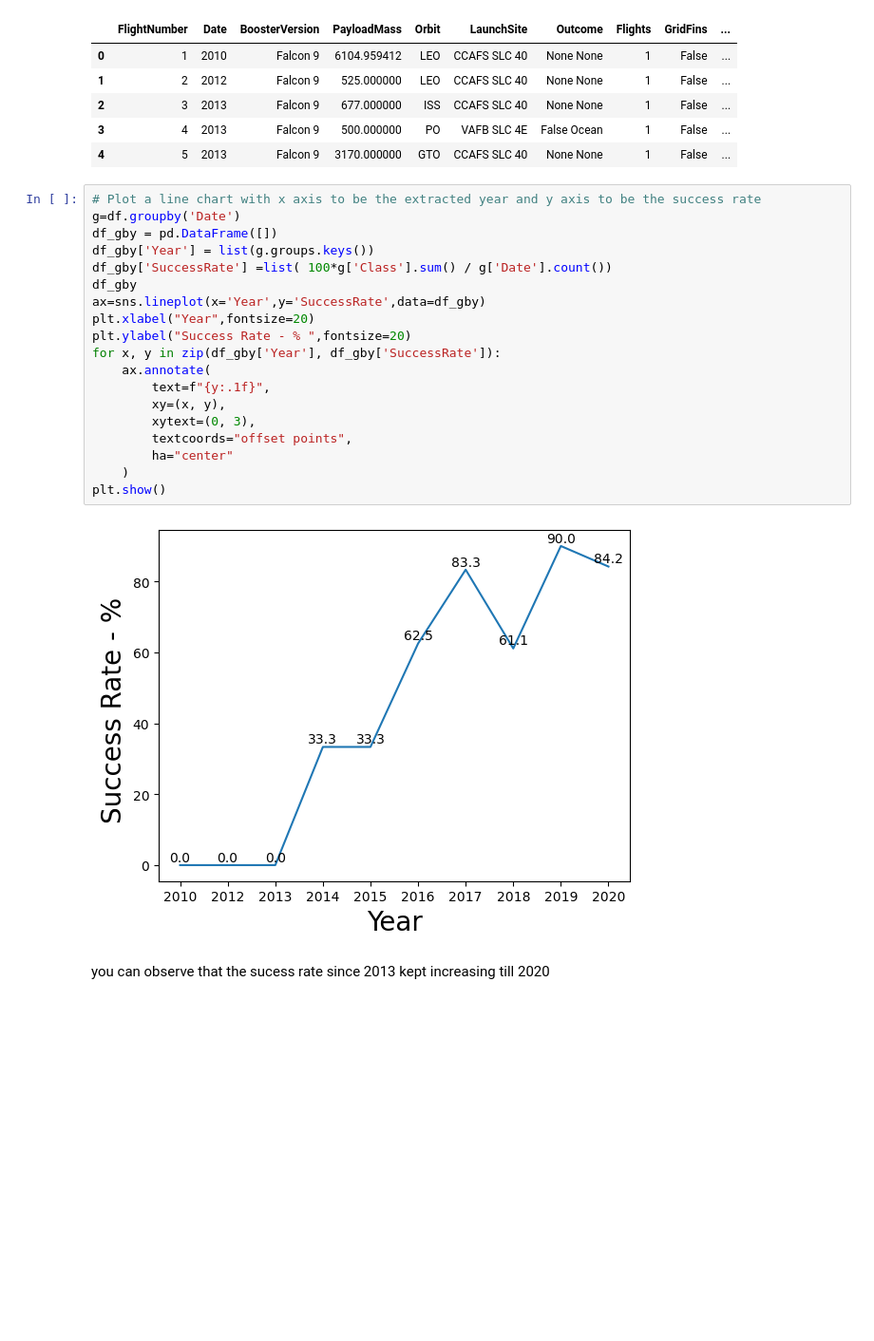
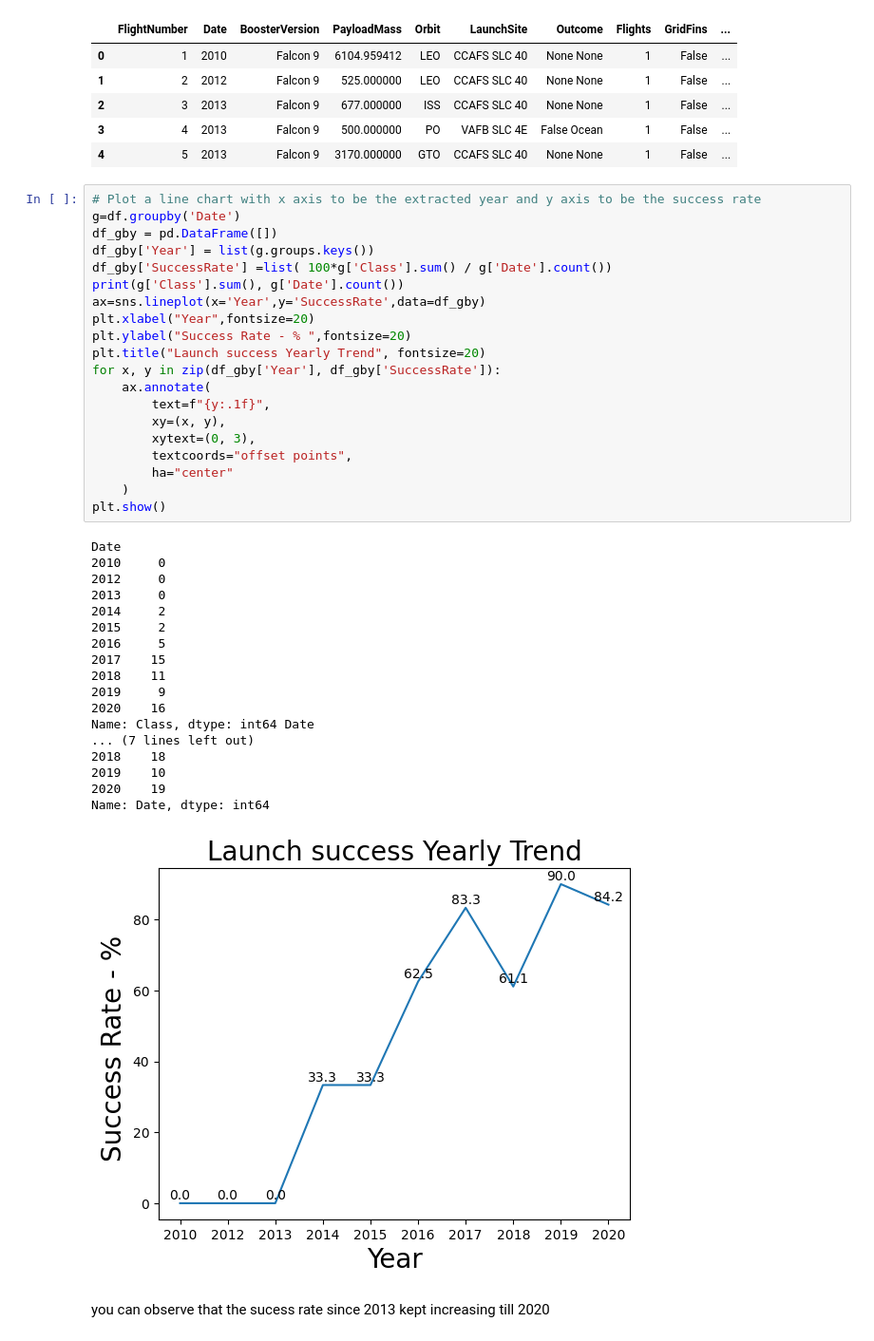
Before and after one commit to ShoheiUchikawa-nttat/testrepo, a Jupyter notebook: edadataviz.ipynb, the cells around one changed output. Shown at 95% size. Drawn from its saved outputs; the diff is of its cells as text; blank space fills up the shorter version.

```diff
--- a/edadataviz.ipynb
+++ b/edadataviz.ipynb
@@ -191,24 +205,42 @@ df.head()
 # %%
 # Plot a line chart with x axis to be the extracted year and y axis to be the success rate
 g=df.groupby('Date')
 df_gby = pd.DataFrame([])
 df_gby['Year'] = list(g.groups.keys())
 df_gby['SuccessRate'] =list( 100*g['Class'].sum() / g['Date'].count())
-df_gby
+print(g['Class'].sum(), g['Date'].count())
 ax=sns.lineplot(x='Year',y='SuccessRate',data=df_gby)
 plt.xlabel("Year",fontsize=20)
 plt.ylabel("Success Rate - % ",fontsize=20)
+plt.title("Launch success Yearly Trend", fontsize=20)
 for x, y in zip(df_gby['Year'], df_gby['SuccessRate']):
     ax.annotate(
         text=f"{y:.1f}",
         xy=(x, y),
         xytext=(0, 3),
         textcoords="offset points",
         ha="center"
     )
 plt.show()
 # %% [output]
+Date
+2010     0
+2012     0
+2013     0
+2014     2
+2015     2
+2016     5
+2017    15
+2018    11
+2019     9
+2020    16
+Name: Class, dtype: int64 Date
+... (7 lines left out)
+2018    18
+2019    10
+2020    19
+Name: Date, dtype: int64
-[figure, old version]
+[figure, new version]
 # %% [markdown]
 you can observe that the sucess rate since 2013 kept increasing till 2020
 # %% [markdown]
```
Also changed, not shown: parts of 7 cells of this notebook.
